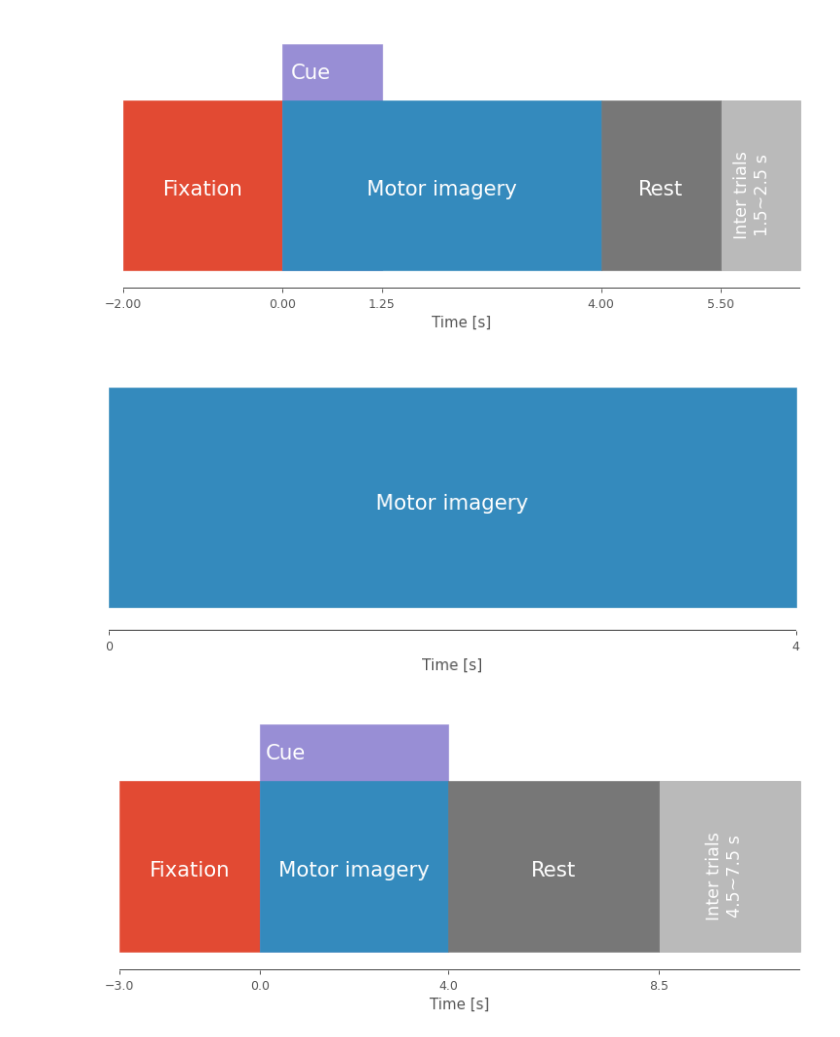
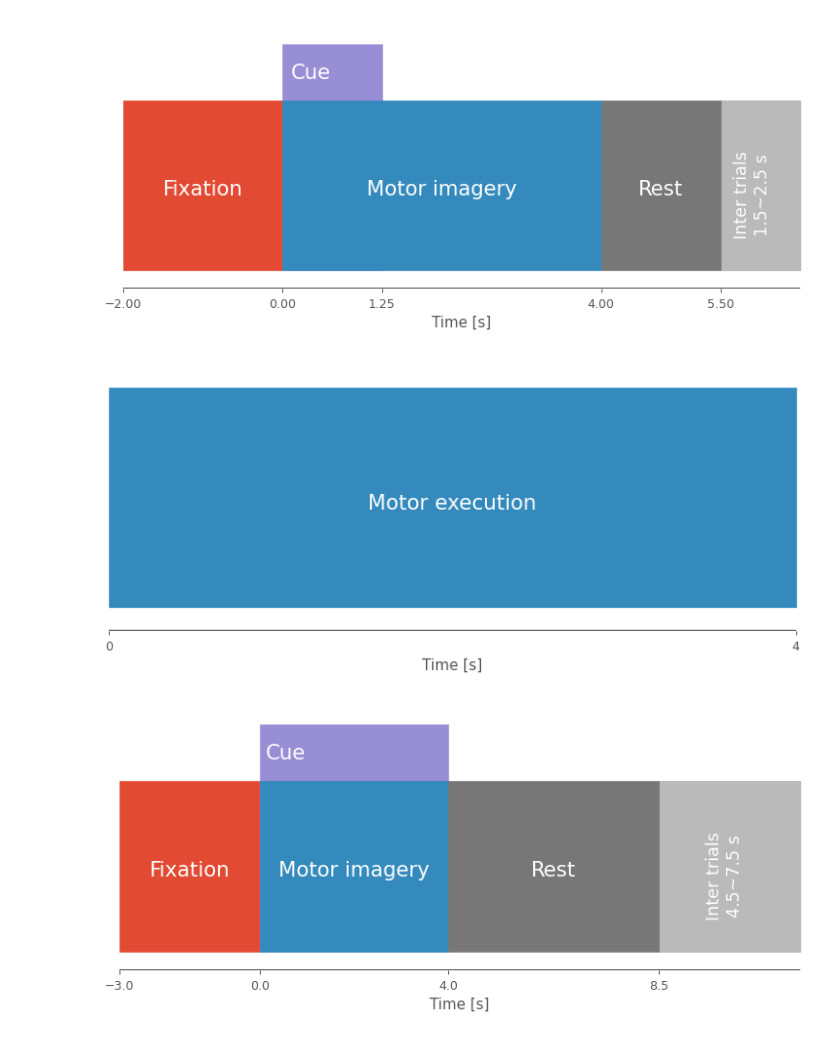
Before and after one commit to UN-GCPDS/python-gcpds.utils, a Jupyter notebook: docs/source/notebooks/anexos/A1-databases.ipynb, the cells around one changed output. Cells and saved outputs as stored; diff of their text form; code cells hidden in the pictures.

```diff
--- a/docs/source/notebooks/anexos/A1-databases.ipynb
+++ b/docs/source/notebooks/anexos/A1-databases.ipynb
@@ -33,6 +33,9 @@ plt.style.use('ggplot')
 # Databases
 # %%
 def build_paradigm(title, data):
+
+    plt.axis('off')
+
     ax = plt.subplot(111)
     ax = plt.axes(frameon=False)
     ax.set_frame_on(False)
@@ -61,6 +64,11 @@ def build_paradigm(title, data):
         plt.fill_between(data['mi'], [Y, Y], 0.1, color='C1', alpha=alpha)
         plt.annotate('Motor imagery', (np.mean(data['mi']), Y/2), ha='center', color='w', fontsize=17)
         ticks.extend(data['mi'])
+
+    if 'me' in data:
+        plt.fill_between(data['me'], [Y, Y], 0.1, color='C1', alpha=alpha)
+        plt.annotate('Motor execution', (np.mean(data['me']), Y/2), ha='center', color='w', fontsize=17)
+        ticks.extend(data['me'])
 
     if 'rest' in data:
         plt.fill_between(data['rest'], [Y, Y], 0.1, color='C3', alpha=alpha)
@@ -93,7 +101,6 @@ def build_paradigm(title, data):
     else:
         plt.ylim(0, Y*1.1)
 
-
     plt.xlabel('Time [s]')
 # %%
 data = {
@@ -132,15 +139,15 @@ fig.savefig('../images/bci2a.png')
 # %%
 data = {
 
-    'mi': [0, 4],
+    'me': [0, 4],
 
 }
 
 fig = plt.figure(figsize=(10, 4), dpi=90)
 build_paradigm('HighGamma', data)
 fig.savefig('../images/highgamma.png')
 # %% [output]
-[figure, old version]
+[figure, new version]
 # %%
 data = {
 
```
Also changed, not shown: parts of 1 cell of this notebook, 12 other files.
